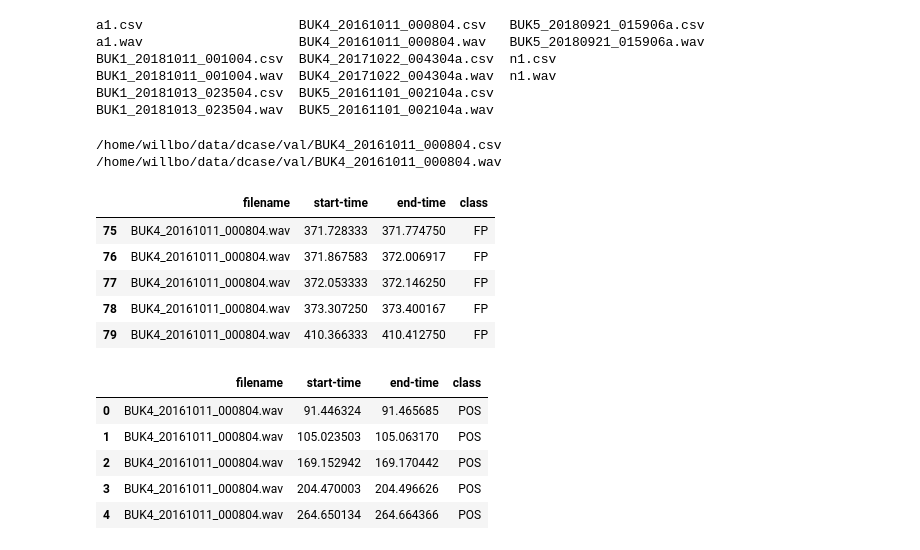
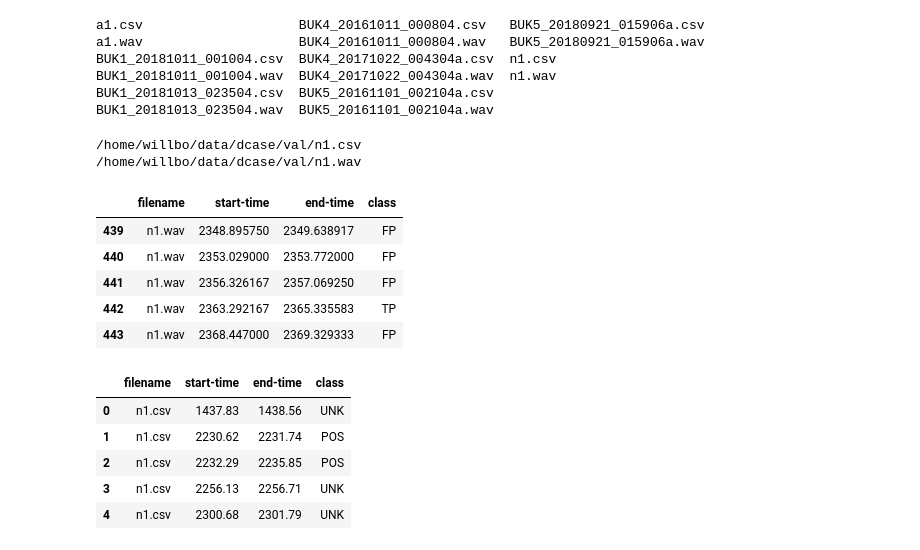
Before and after one commit to johnmartinsson/soundscape-analysis, a Jupyter notebook: few_shot_learning/notebooks/PredictionAudiation.ipynb, the cells around one changed output. Saved outputs shown, nothing was run; the diff lists cells and outputs as text; code cells hidden in the pictures.

```diff
--- a/few_shot_learning/notebooks/PredictionAudiation.ipynb
+++ b/few_shot_learning/notebooks/PredictionAudiation.ipynb
@@ -32,15 +32,15 @@ BUK1_20181013_023504.csv  BUK5_20161101_002104a.csv
 BUK1_20181013_023504.wav  BUK5_20161101_002104a.wav
 # %%
 root_path = '/home/willbo/data/dcase/val/'
-filename = 'BUK4_20161011_000804'
+filename = 'n1'
 
 annotation_file_path = os.path.join(root_path, filename) + '.csv'
 audio_file_path = os.path.join(root_path, filename) + '.wav'
 print(annotation_file_path)
 print(audio_file_path)
 # %% [output]
-/home/willbo/data/dcase/val/BUK4_20161011_000804.csv
-/home/willbo/data/dcase/val/BUK4_20161011_000804.wav
+/home/willbo/data/dcase/val/n1.csv
+/home/willbo/data/dcase/val/n1.wav
 # %%
 def select_events_with_value(data_frame, value='POS'):
     indices = data_frame.index[data_frame['class'] == value].tolist()
@@ -84,26 +84,26 @@ def load_annotation_dataframe(file_path):
 
     return annotation_dataframe
 # %%
-prediction_file_path = 'predictions/rbigg7seg03/PP_BEST_VAL_out.csv'
+prediction_file_path = '/home/willbo/repos/soundscape-analysis/few_shot_learning/outputs/rbigg_specaugemnt_lazytest_l2_650neg_lr5_notile02/PP_BEST_VAL_out.csv'
 prediction_df = load_prediction_dataframe(prediction_file_path, annotation_file_path, filename)
 prediction_df[:5]
 # %% [output]
 |  | filename | start-time | end-time | class |
-| 75 | BUK4_20161011_000804.wav | 371.728333 | 371.774750 | FP |
-| 76 | BUK4_20161011_000804.wav | 371.867583 | 372.006917 | FP |
-| 77 | BUK4_20161011_000804.wav | 372.053333 | 372.146250 | FP |
-| 78 | BUK4_20161011_000804.wav | 373.307250 | 373.400167 | FP |
-| 79 | BUK4_20161011_000804.wav | 410.366333 | 410.412750 | FP |
+| 439 | n1.wav | 2348.895750 | 2349.638917 | FP |
+| 440 | n1.wav | 2353.029000 | 2353.772000 | FP |
+| 441 | n1.wav | 2356.326167 | 2357.069250 | FP |
+| 442 | n1.wav | 2363.292167 | 2365.335583 | TP |
+| 443 | n1.wav | 2368.447000 | 2369.329333 | FP |
 # %%
 annotation_df = load_annotation_dataframe(annotation_file_path)
 annotation_df[:5]
 # %% [output]
 |  | filename | start-time | end-time | class |
-| 0 | BUK4_20161011_000804.wav | 91.446324 | 91.465685 | POS |
-| 1 | BUK4_20161011_000804.wav | 105.023503 | 105.063170 | POS |
-| 2 | BUK4_20161011_000804.wav | 169.152942 | 169.170442 | POS |
-| 3 | BUK4_20161011_000804.wav | 204.470003 | 204.496626 | POS |
-| 4 | BUK4_20161011_000804.wav | 264.650134 | 264.664366 | POS |
+| 0 | n1.csv | 1437.83 | 1438.56 | UNK |
+| 1 | n1.csv | 2230.62 | 2231.74 | POS |
+| 2 | n1.csv | 2232.29 | 2235.85 | POS |
+| 3 | n1.csv | 2256.13 | 2256.71 | UNK |
+| 4 | n1.csv | 2300.68 | 2301.79 | UNK |
 # %%
 def play_first_audio_events(audio_file_path, annotation_df, event_class, n=5, expand=0):
     audio, sample_rate = librosa.load(audio_file_path, None)
```
Also changed, not shown: parts of 5 cells of this notebook, 13 other files.
